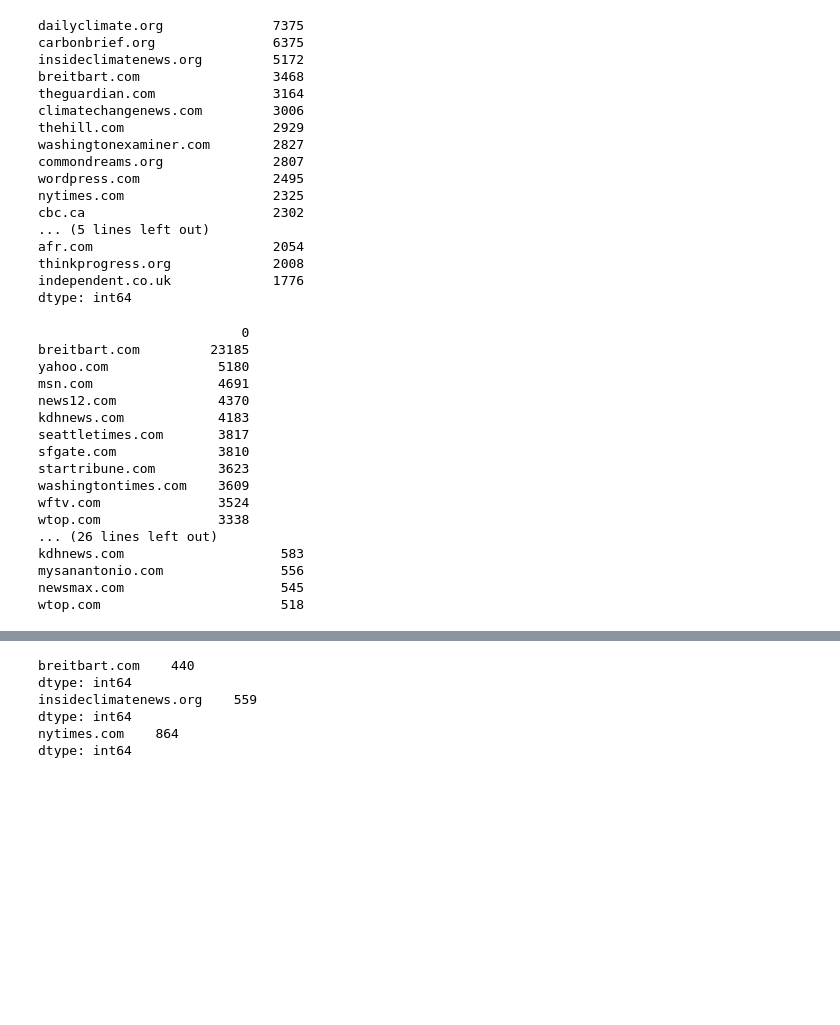
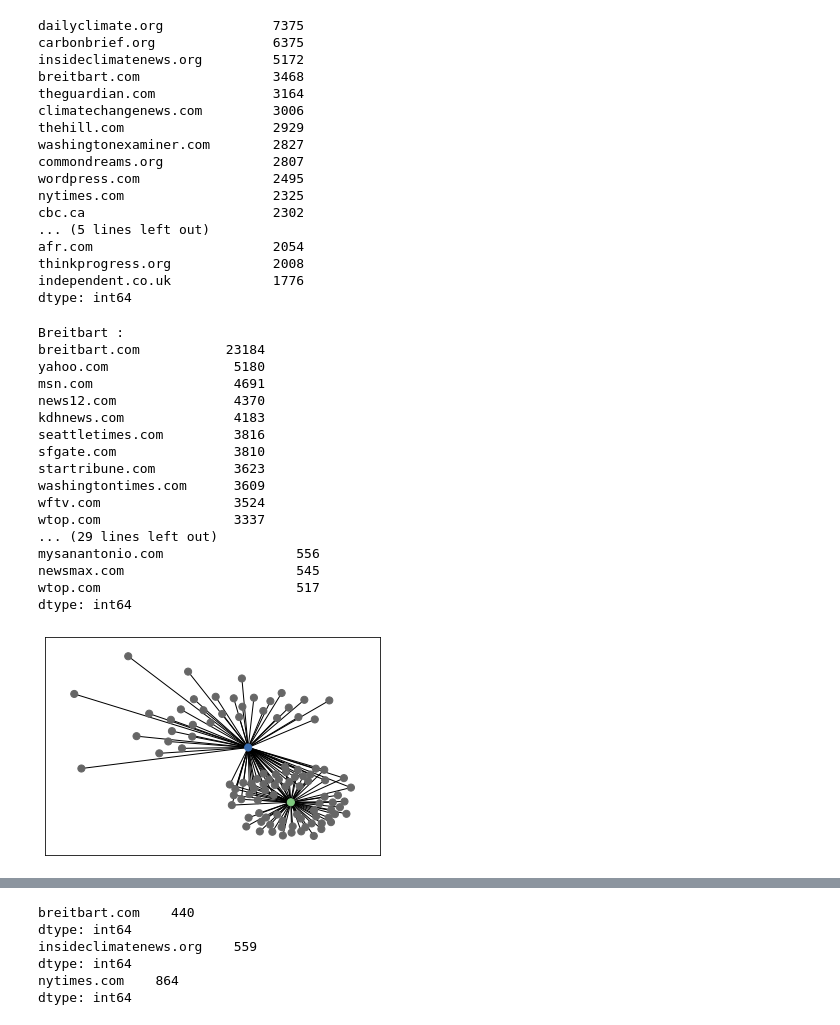
Before and after one commit to epfl-ada/ada-2021-project-01010, a Jupyter notebook: notebook_newspaper_and_political_analysis.ipynb, the cells around one changed output, grey strips where cells are left out. Saved outputs shown, nothing was run; the diff lists cells and outputs as text; code cells hidden in the pictures; blank space fills up the shorter version.

```diff
--- a/notebook_newspaper_and_political_analysis.ipynb
+++ b/notebook_newspaper_and_political_analysis.ipynb
@@ -45,3 +48,5 @@ data_all
 718633 rows × 9 columns
 # %%
 data_all['domain_name'] = data_all.urls.map(lambda urls: [get_fld(el) for el in urls])
+# %%
+data_all = data_all[np.logical_not(data_all.quotation.str.contains('display:'))]
@@ -76,10 +85,10 @@ Name: breitbart.com, dtype: int64
 # %%
-#nombre de citation utilisé que pour 1 journal
-listfinalone=[]
+# Number of quotations quoted only by 1 journal
+quotation_by_single_newspaper=[]
 for el in data_all['domain_name']:
   if np.size(el)<=1:
-    listfinalone.extend(el)
-pd.Series(listfinalone).value_counts().head(20)
+    quotation_by_single_newspaper.extend(el)
+pd.Series(quotation_by_single_newspaper).value_counts().head(20)
 # %% [output]
 dailyclimate.org              7375
 carbonbrief.org               6375
@@ -99,65 +108,72 @@ thinkprogress.org             2008
 independent.co.uk             1776
 dtype: int64
 # %%
-#nombre d'utilisation
-listfinaltwo=[]
-listfinalone=[]
+# Quotations and and who also uses them  for breitbart and inside climate news
+breitbart_uses_acc=[]
+inside_uses_acc=[]
 for el in data_all['domain_name']:
   if el.count('breitbart.com')>=1:
-    listfinalone.extend(set(el))
+    breitbart_uses_acc.extend(set(el))
   if el.count('insideclimatenews.org')>=1:
-    listfinaltwo.extend(set(el))
-breitbart=pd.DataFrame(pd.Series(listfinalone).value_counts())
-carbonbrief=pd.DataFrame(pd.Series(listfinaltwo).value_counts())
-print(breitbart.head(20))
-print(carbonbrief.head(20))
+    inside_uses_acc.extend(set(el))
+
+breitbart_uses=pd.Series(breitbart_uses_acc).value_counts()
+inside_climate_news_uses=pd.Series(inside_uses_acc).value_counts()
+
+print("Breitbart : ")
+print(breitbart_uses.head(20))
+print("\nInside climate news : ")
+print(inside_climate_news_uses.head(20))
 # %% [output]
-                          0
-breitbart.com         23185
-yahoo.com              5180
-msn.com                4691
-news12.com             4370
-kdhnews.com            4183
-seattletimes.com       3817
-sfgate.com             3810
-startribune.com        3623
-washingtontimes.com    3609
-wftv.com               3524
-wtop.com               3338
-... (26 lines left out)
-kdhnews.com                    583
-mysanantonio.com               556
-newsmax.com                    545
-wtop.com                       518
+Breitbart :
+breitbart.com           23184
+yahoo.com                5180
+msn.com                  4691
+news12.com               4370
+kdhnews.com              4183
+seattletimes.com         3816
+sfgate.com               3810
+startribune.com          3623
+washingtontimes.com      3609
+wftv.com                 3524
+wtop.com                 3337
+... (29 lines left out)
+mysanantonio.com                 556
+newsmax.com                      545
+wtop.com                         517
+dtype: int64
 # %%
+# Generate a networkx graph of uses quotations
 import networkx as nx
 import matplotlib.pyplot as plt
 import matplotlib as mpl
 
-breightbart_score = breitbart.loc['breitbart.com']
-carbonbrief_score = carbonbrief.loc['breitbart.com']
+breightbart_score = breitbart_uses.loc['breitbart.com']
+carbonbrief_score = inside_climate_news_uses.loc['breitbart.com']
 
 Dict = {"breitbart.com": 0, "insideclimatenews.org": 1}
 nb_top = 70
 
 cmap = plt.cm.Accent
 norm = mpl.colors.Normalize(vmin=0, vmax=2)
 m = plt.cm.ScalarMappable(norm=norm, cmap=cmap)
 G = nx.Graph()
 G.add_nodes_from(Dict.keys())
 
-for index, row in breitbart.head(nb_top).iterrows():
+for index, row in pd.DataFrame(breitbart_uses).head(nb_top).iterrows():
   if index != 'breitbart.com':
     Dict[index] = 2
     G.add_weighted_edges_from([('breitbart.com', index, breightbart_score/row)])
 
-for index, row in carbonbrief.head(nb_top).iterrows():
+for index, row in pd.DataFrame(inside_climate_news_uses).head(nb_top).iterrows():
   if index != 'insideclimatenews.org':
     G.add_weighted_edges_from([('insideclimatenews.org', index, carbonbrief_score/row)])
     if index != 'breitbart.com':
       Dict[index] = 2
 
 nodelist,node_color = zip(*Dict.items())
 nx.draw_networkx(G, with_labels=False, nodelist=nodelist, node_size=50, node_color=node_color,vmin=0.0,vmax=2.0, cmap=cmap)
 plt.show()
+# %% [output]
+[figure, added]
 # %%
```
Also changed, not shown: parts of 22 cells of this notebook, 2 other files.
